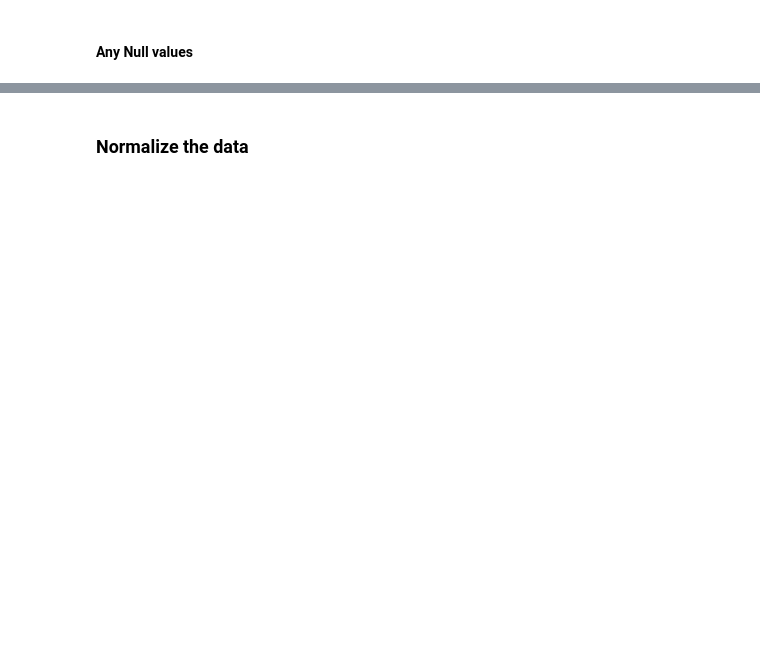
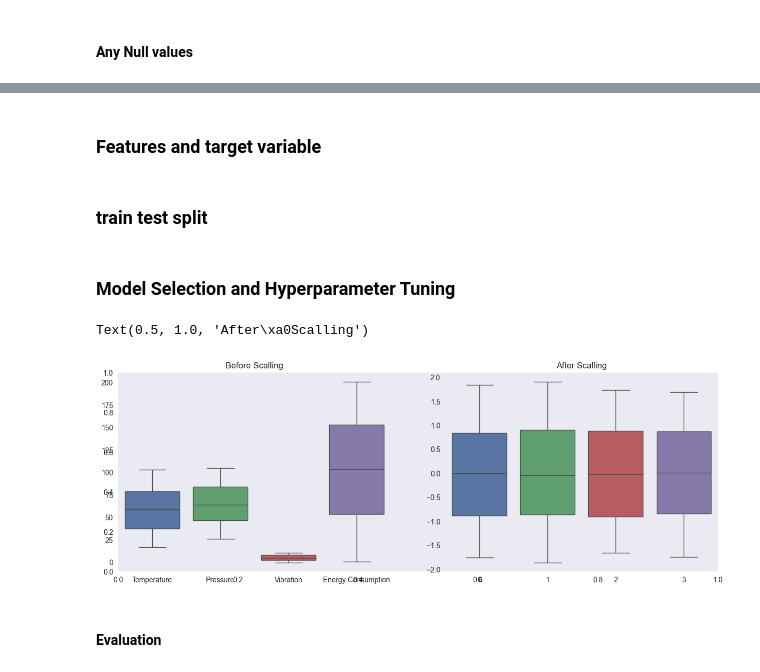
Before and after one commit to AWS-Cloud-Club-Mehran-UET/HacktoberFest-Hackathon, a Jupyter notebook: Issue1.ipynb, the cells around one changed output, grey strips where cells are left out. Saved outputs shown, nothing was run; the diff lists cells and outputs as text; code cells hidden in the pictures; blank space fills up the shorter version.

```diff
--- a/Issue1.ipynb
+++ b/Issue1.ipynb
@@ -96,2 +95,2 @@ df.head(
-# %% [markdown]
-### Normalize the data
+# %% [markdown]
+### Features and target variable
@@ -97,0 +100,35 @@ df.head(
+# %% [markdown]
+### train test split
+# %%
+# Step 2: Data Splitting
+X_train, X_test, y_train, y_test = train_test_split(X, y, test_size=0.2, random_state=42)
+# %%
+scaler = StandardScaler()
+
+# Fit the scaler only on the training data
+X_train_scaled = scaler.fit_transform(X_train)
+
+# Transform the test data using the fitted scaler
+X_test_scaled = scaler.transform(X_test)
+# %% [markdown]
+### Model Selection and Hyperparameter Tuning
+# %%
+log_reg_model = LogisticRegression(max_iter=1000)
+# %%
+log_reg_model.fit(X_train, y_train)
+
+# Predictions
+y_pred = log_reg_model.predict(X_test)
+# %%
+plt.subplots(figsize=(15 , 5))
+plt.subplot(1 , 2, 1)
+sns.boxplot(data=X_train)
+plt.title("Before Scalling")
+plt.subplot(1 , 2 , 2)
+sns.boxplot(data=X_train_scaled)
+plt.title("After Scalling")
+# %% [output]
+Text(0.5, 1.0, 'After\xa0Scalling')
+[figure, added]
+# %% [markdown]
+#### Evaluation
```
Also changed, not shown: parts of 13 cells of this notebook.
